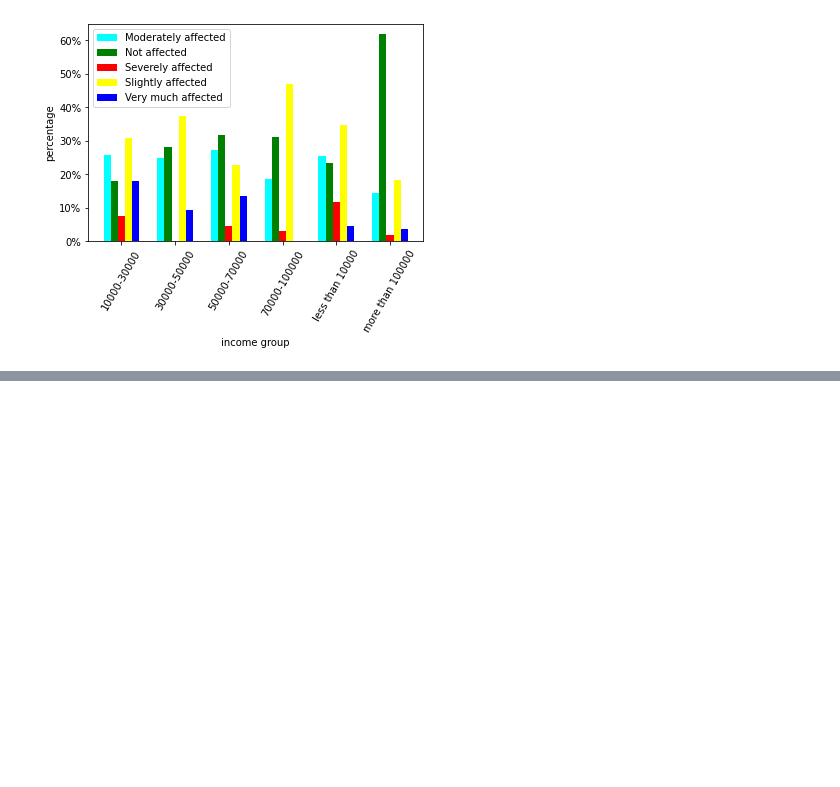
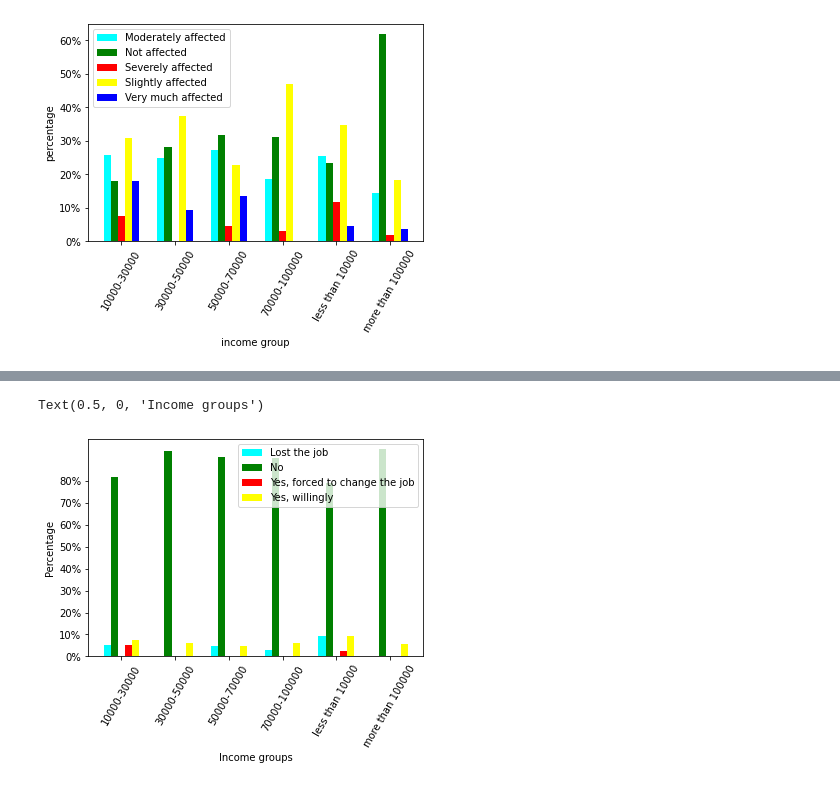
Before and after one commit to Samrat2001/Exploratory-Data-Analysis, a Jupyter notebook: project_first_cut.ipynb, the cells around one changed output, grey strips where cells are left out. Saved outputs shown, nothing was run; the diff lists cells and outputs as text; code cells hidden in the pictures; blank space fills up the shorter version.

```diff
--- a/project_first_cut.ipynb
+++ b/project_first_cut.ipynb
@@ -5,7 +5,7 @@ import seaborn as sns
 import matplotlib.pyplot as plt
 import re
 # %%
-df = pd.read_csv("data2.csv")
+df = pd.read_csv("Project_survey.csv")
 print(df)
 # %% [output]
                            Timestamp      Age: Gender:   Location:  \
@@ -176,0 +319,3 @@ f.savefig("pllllllll.jpg")
+# %%
+df1_2 = pd.DataFrame(pd.value_counts(df1.income))
+df1_2
@@ -176,0 +330,3 @@ f.savefig("pllllllll.jpg")
+# %%
+g3 = p2.div(df1_2["income"], axis = 0)
+g3
@@ -176,0 +341,17 @@ f.savefig("pllllllll.jpg")
+# %%
+f3 = plt.figure()
+x3 = np.array([1, 2.5, 4, 5.5, 7, 8.5])
+y3 = np.array([0, 0.1, 0.2, 0.3, 0.4, 0.5, 0.6, 0.7, 0.8])
+width = 0.2
+plt.bar(x3 - 0.4, g3["Lost the job"], width, color ="cyan")
+plt.bar(x3 - 0.2, g3["No"], width, color = "green")
+plt.bar(x3 + 0.2, g3["Yes, forced to change the job"], width, color = "red")
+plt.bar(x3 + 0.4, g3["Yes, willingly"], width, color = "yellow")
+plt.xticks(x3, list(g3.index), rotation = 60)
+plt.yticks(y3, ["0%", "10%", "20%", "30%", "40%", "50%", "60%", "70%", "80%"])
+plt.legend(list(g3.columns))
+plt.ylabel("Percentage")
+plt.xlabel("Income groups")
+# %% [output]
+Text(0.5, 0, 'Income groups')
+[figure, added]
```
Also changed, not shown: parts of 35 cells of this notebook.
